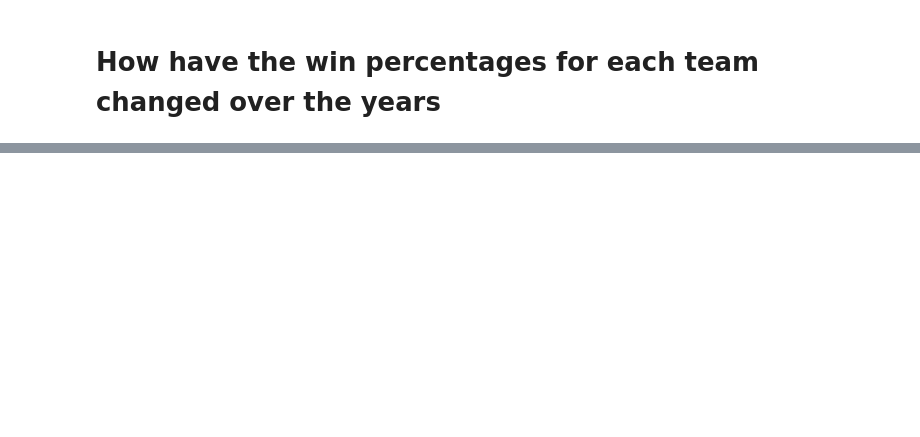
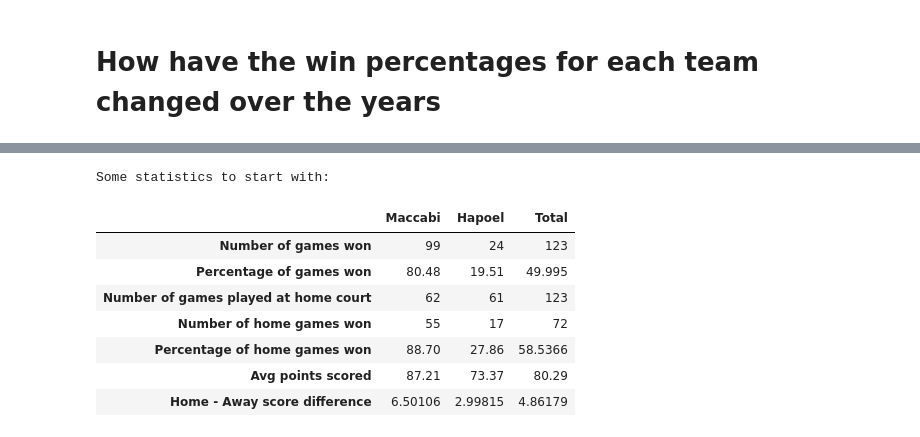
Before and after one commit to royruho/final_projects, a Jupyter notebook: analysis_basketball/basketball.ipynb, the cells around one changed output, grey strips where cells are left out. Drawn from its saved outputs; the diff is of its cells as text; code cells hidden in the pictures; blank space fills up the shorter version.

```diff
--- a/analysis_basketball/basketball.ipynb
+++ b/analysis_basketball/basketball.ipynb
@@ -344,3 +339,39 @@ plt.show()
 # %% [output]
 [interactive output not drawn]
 [interactive output not drawn]
+# %%
+games_at_tlv = int(games['inTlv'].sum())
+games_at_jer = int(games['inJerusalem'].sum())
+maccabi_wins = int(games['tlv_win'].sum())
+maccabi_home_wins = int(games_tlv['tlv_win'].sum())
+hapoel_wins = int(games['jer_win'].sum())
+hapoel_home_wins = int(games_jer['jer_win'].sum())
+total_games = int(maccabi_wins+hapoel_wins)
+maccabi_winrate = str(maccabi_wins*100/total_games)[:5]
+maccabi_home_winrate = str(maccabi_home_wins*100/len(games_tlv))[:5]
+hapoel_winrate = str(hapoel_wins*100/total_games)[:5]
+hapoel_home_winrate = str(hapoel_home_wins*100/len(games_jer))[:5]
+avg_score_for_maccabi = str(games['points_scored_by_maccabi'].sum()/total_games)[:5]
+avg_score_for_hapoel = str(games['points_scored_by_hapoel'].sum()/total_games)[:5]
+maccabi_home_mean = games_tlv['home_score'].sum()/len(games_tlv)
+maccabi_away_mean = games_jer['guest_score'].sum()/len(games_jer)
+hapoel_home_mean = games_jer['home_score'].sum()/len(games_jer)
+hapoel_away_mean = games_tlv['guest_score'].sum()/len(games_tlv)
+maccabi_home_away_diff = (maccabi_home_mean-maccabi_away_mean)
+hapeol_home_away_diff = (hapoel_home_mean-hapoel_away_mean)
+total_home_away_diff = games['home_score'].mean()-games['guest_score'].mean()
+print ('Some statistics to start with:')
+data =[[maccabi_wins,hapoel_wins,str(int(maccabi_wins+hapoel_wins))],[maccabi_winrate,hapoel_winrate,(float(maccabi_winrate)+float(hapoel_winrate))/2],[games_at_tlv,games_at_jer,games_at_tlv+games_at_jer],[maccabi_home_wins,hapoel_home_wins,maccabi_home_wins+hapoel_home_wins],[maccabi_home_winrate,hapoel_home_winrate,100*(maccabi_home_wins+hapoel_home_wins)/(games_at_tlv+games_at_jer)],[avg_score_for_maccabi,avg_score_for_hapoel,(float(avg_score_for_maccabi)+float(avg_score_for_hapoel))/2],[maccabi_home_away_diff,hapeol_home_away_diff,total_home_away_diff]]
+indexes = ['Number of games won', 'Percentage of games won','Number of games played at home court', 'Number of home games won','Percentage of home games won', 'Avg points scored', 'Home - Away score difference']
+stats_table = pd.DataFrame(data,indexes, columns= ['Maccabi','Hapoel','Total'])
+stats_table
+# %% [output]
+Some statistics to start with:
+|  | Maccabi | Hapoel | Total |
+| Number of games won | 99 | 24 | 123 |
+| Percentage of games won | 80.48 | 19.51 | 49.995 |
+| Number of games played at home court | 62 | 61 | 123 |
+| Number of home games won | 55 | 17 | 72 |
+| Percentage of home games won | 88.70 | 27.86 | 58.5366 |
+| Avg points scored | 87.21 | 73.37 | 80.29 |
+| Home - Away score difference | 6.50106 | 2.99815 | 4.86179 |
```
Also changed, not shown: parts of 10 cells of this notebook.
